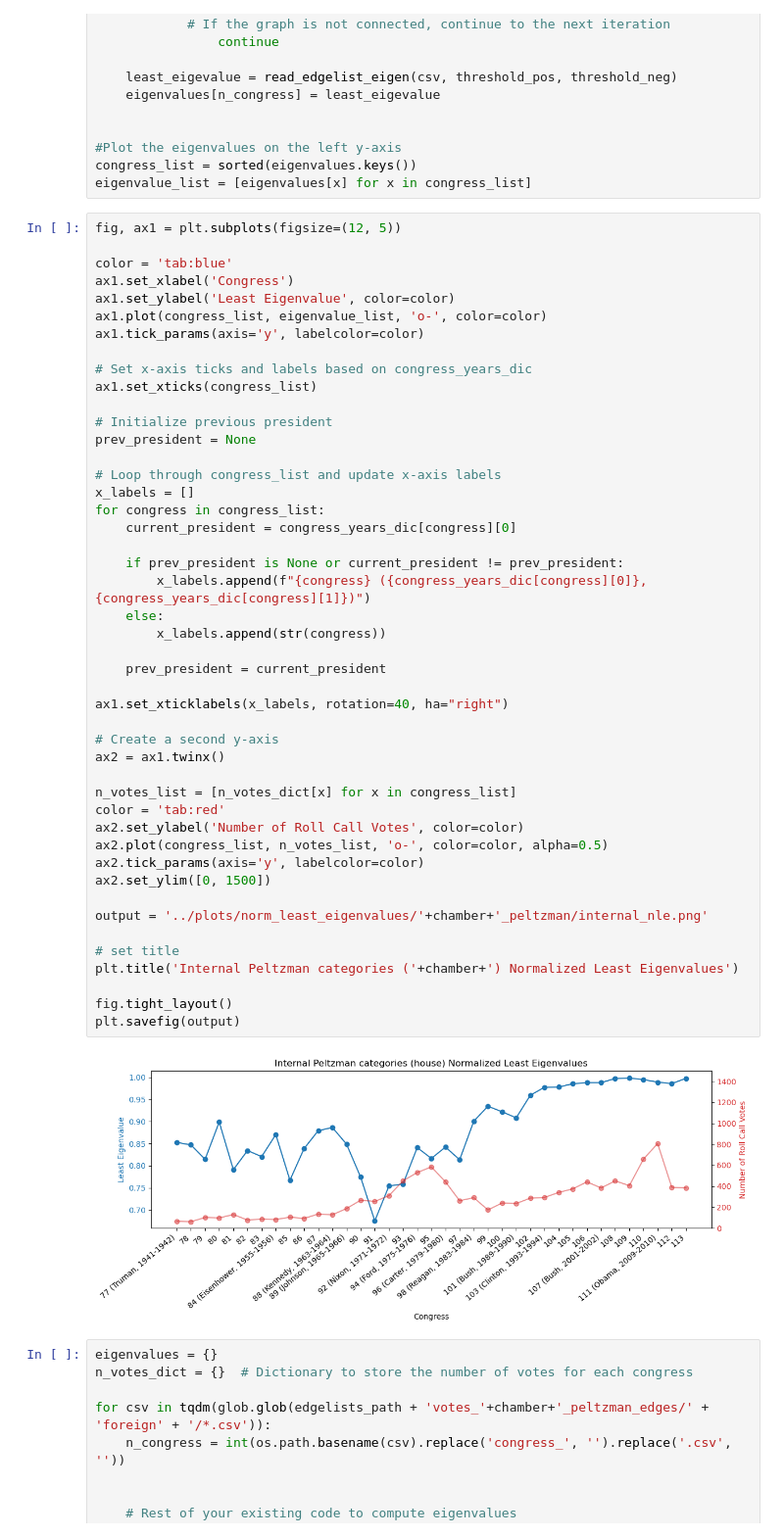
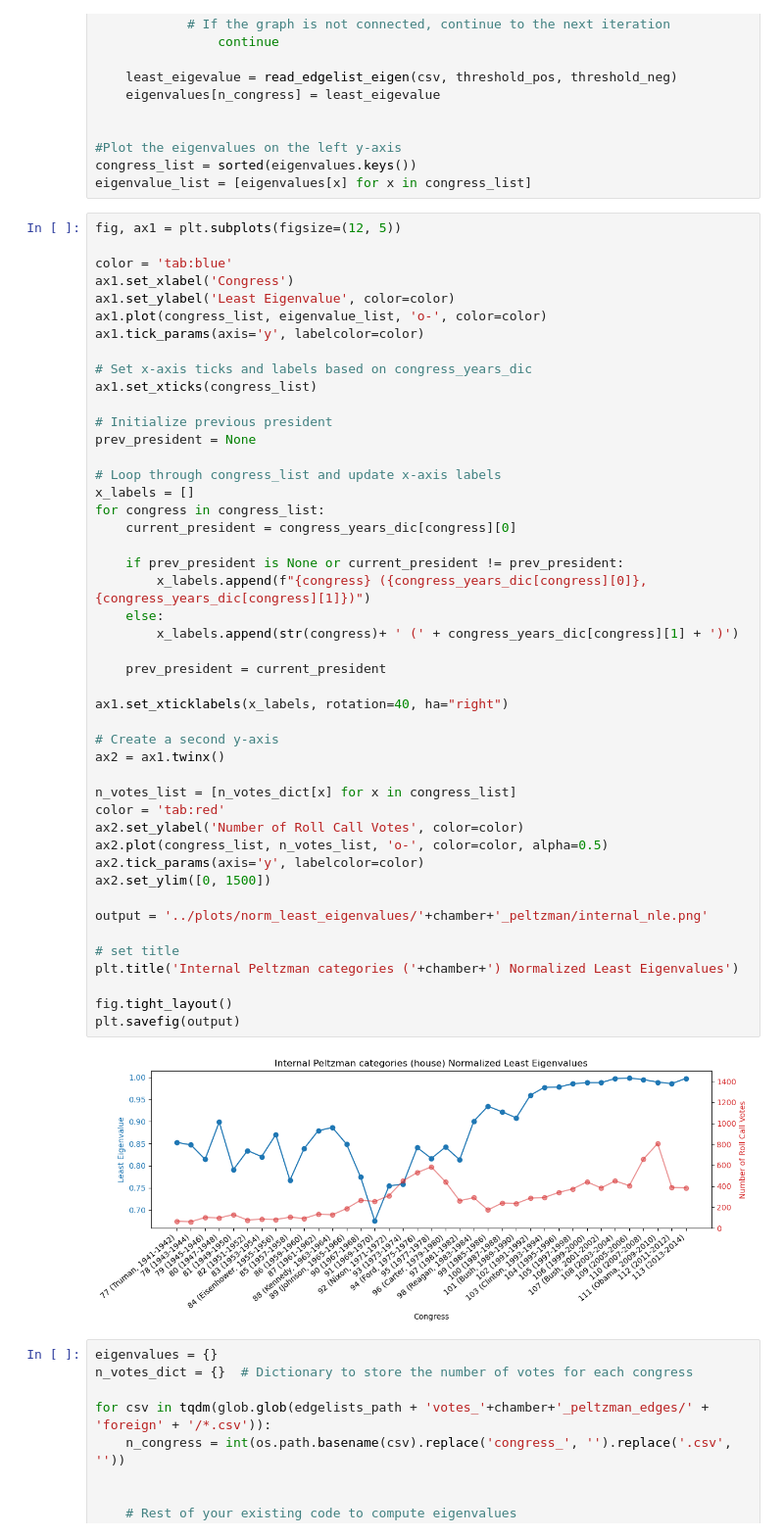
Before and after one commit to LeonardoAgasso/USA_Congress_SigNet, a Jupyter notebook: notebooks/internal_foreign_topics_frustrind.ipynb, the cells around one changed output. Shown at 98% size. Cells and saved outputs as stored; diff of their text form.

Commit message:
Category plots fixed

```diff
--- a/notebooks/internal_foreign_topics_frustrind.ipynb
+++ b/notebooks/internal_foreign_topics_frustrind.ipynb
@@ -229,35 +229,35 @@ prev_president = None
 x_labels = []
 for congress in congress_list:
     current_president = congress_years_dic[congress][0]
 
     if prev_president is None or current_president != prev_president:
         x_labels.append(f"{congress} ({congress_years_dic[congress][0]}, {congress_years_dic[congress][1]})")
     else:
-        x_labels.append(str(congress))
+        x_labels.append(str(congress)+ ' (' + congress_years_dic[congress][1] + ')')
 
     prev_president = current_president
 
 ax1.set_xticklabels(x_labels, rotation=40, ha="right")
 
 # Create a second y-axis
 ax2 = ax1.twinx()
 
 n_votes_list = [n_votes_dict[x] for x in congress_list]
 color = 'tab:red'
 ax2.set_ylabel('Number of Roll Call Votes', color=color)
 ax2.plot(congress_list, n_votes_list, 'o-', color=color, alpha=0.5)
 ax2.tick_params(axis='y', labelcolor=color)
 ax2.set_ylim([0, 1500])
 
 output = '../plots/norm_least_eigenvalues/'+chamber+'_peltzman/internal_nle.png'
 
 # set title
 plt.title('Internal Peltzman categories ('+chamber+') Normalized Least Eigenvalues')
 
 fig.tight_layout()
 plt.savefig(output)
 # %% [output]
-[figure, old version]
+[figure, new version]
 # %%
 eigenvalues = {}
 n_votes_dict = {}  # Dictionary to store the number of votes for each congress
```
Also changed, not shown: parts of 3 cells of this notebook, 43 other files.
